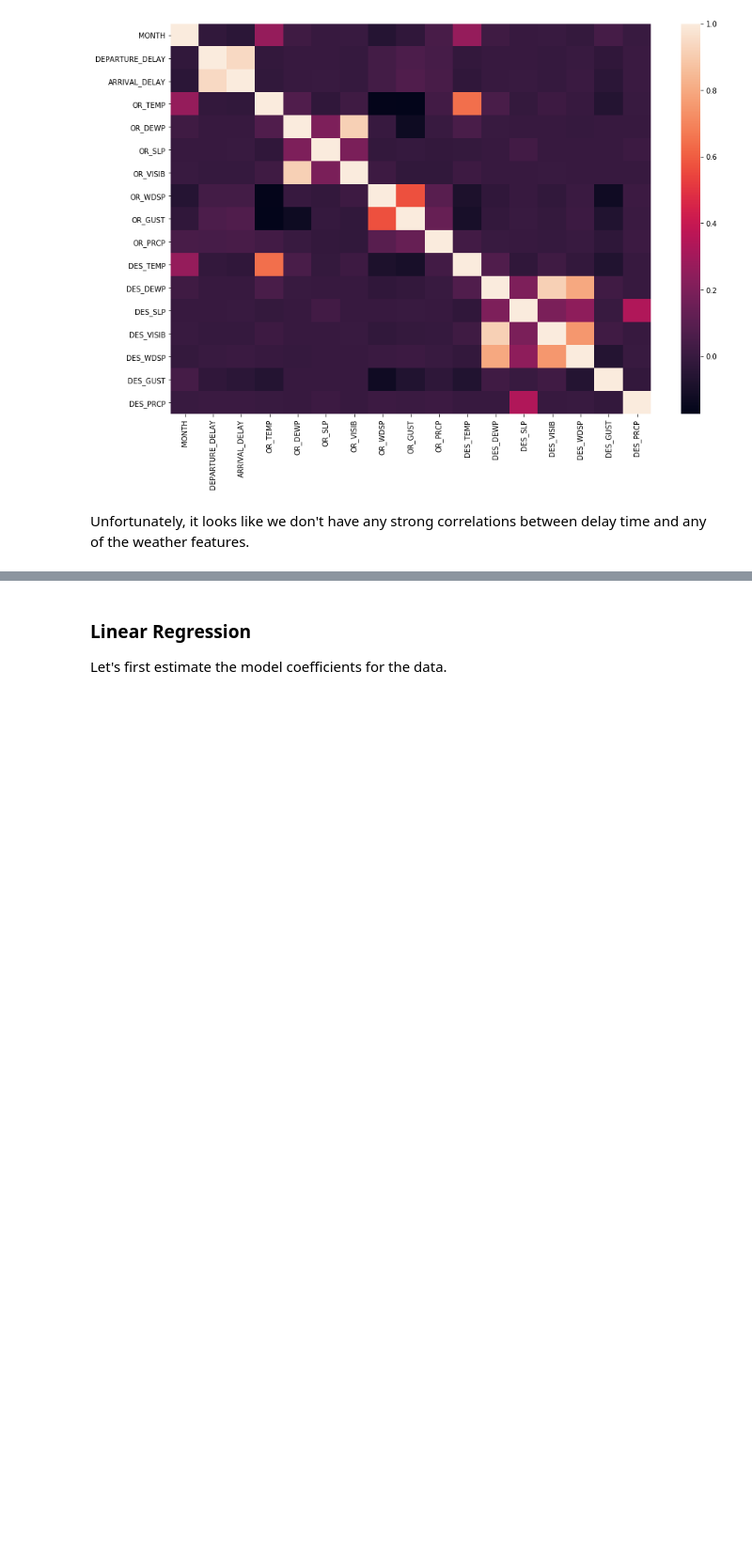
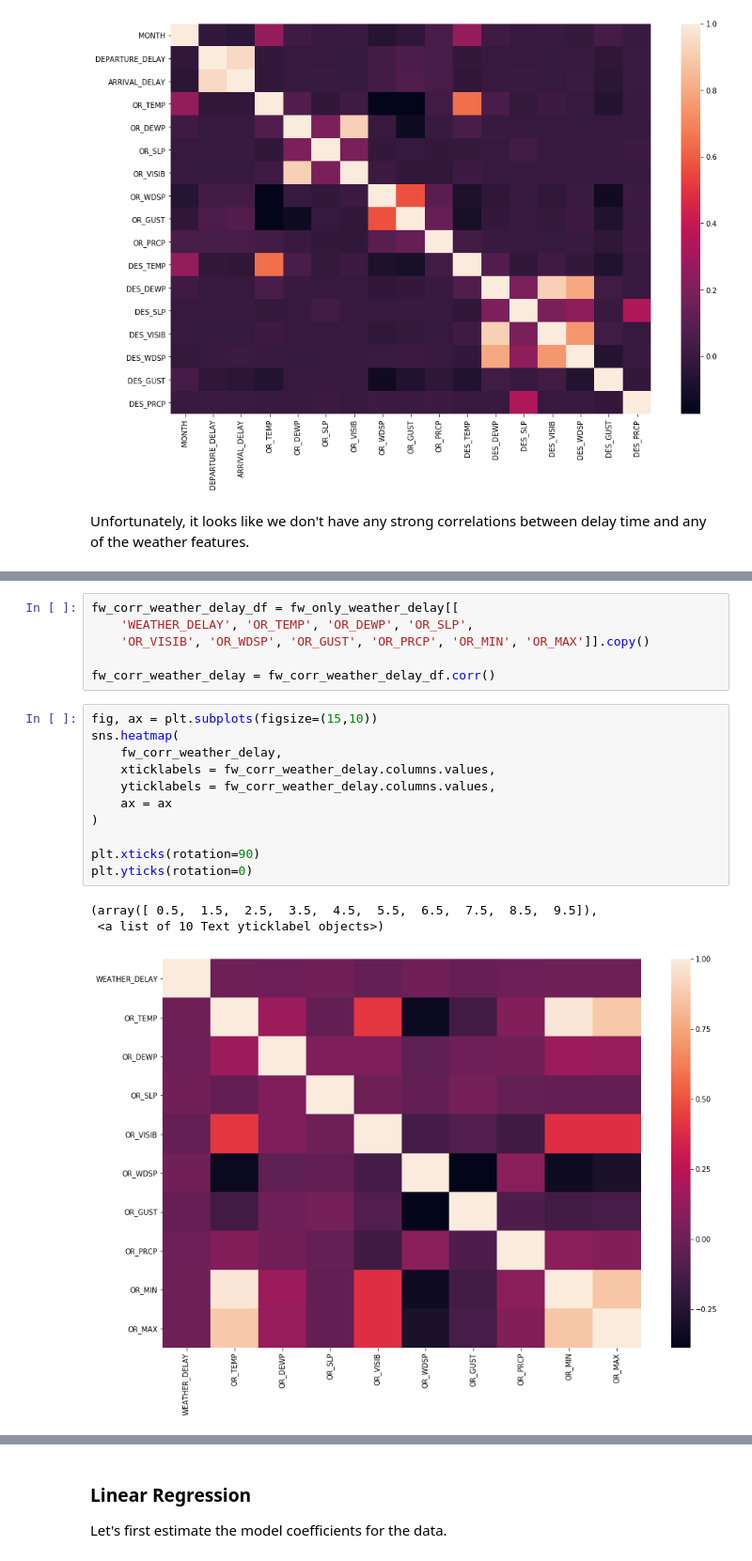
Before and after one commit to UNCG-CSE/Volag, a Jupyter notebook: src/alex_stats_analysis.ipynb, the cells around one changed output, grey strips where cells are left out. Shown at 94% size. Drawn from its saved outputs; the diff is of its cells as text; blank space fills up the shorter version.

```diff
--- a/src/alex_stats_analysis.ipynb
+++ b/src/alex_stats_analysis.ipynb
@@ -672,0 +743,21 @@ fw_corr
+# %%
+fw_corr_weather_delay_df = fw_only_weather_delay[[
+    'WEATHER_DELAY', 'OR_TEMP', 'OR_DEWP', 'OR_SLP',
+    'OR_VISIB', 'OR_WDSP', 'OR_GUST', 'OR_PRCP', 'OR_MIN', 'OR_MAX']].copy()
+
+fw_corr_weather_delay = fw_corr_weather_delay_df.corr()
+# %%
+fig, ax = plt.subplots(figsize=(15,10))
+sns.heatmap(
+    fw_corr_weather_delay,
+    xticklabels = fw_corr_weather_delay.columns.values,
+    yticklabels = fw_corr_weather_delay.columns.values,
+    ax = ax
+)
+
+plt.xticks(rotation=90)
+plt.yticks(rotation=0)
+# %% [output]
+(array([ 0.5,  1.5,  2.5,  3.5,  4.5,  5.5,  6.5,  7.5,  8.5,  9.5]),
+ <a list of 10 Text yticklabel objects>)
+[figure, added]
```
Also changed, not shown: parts of 16 cells of this notebook.
